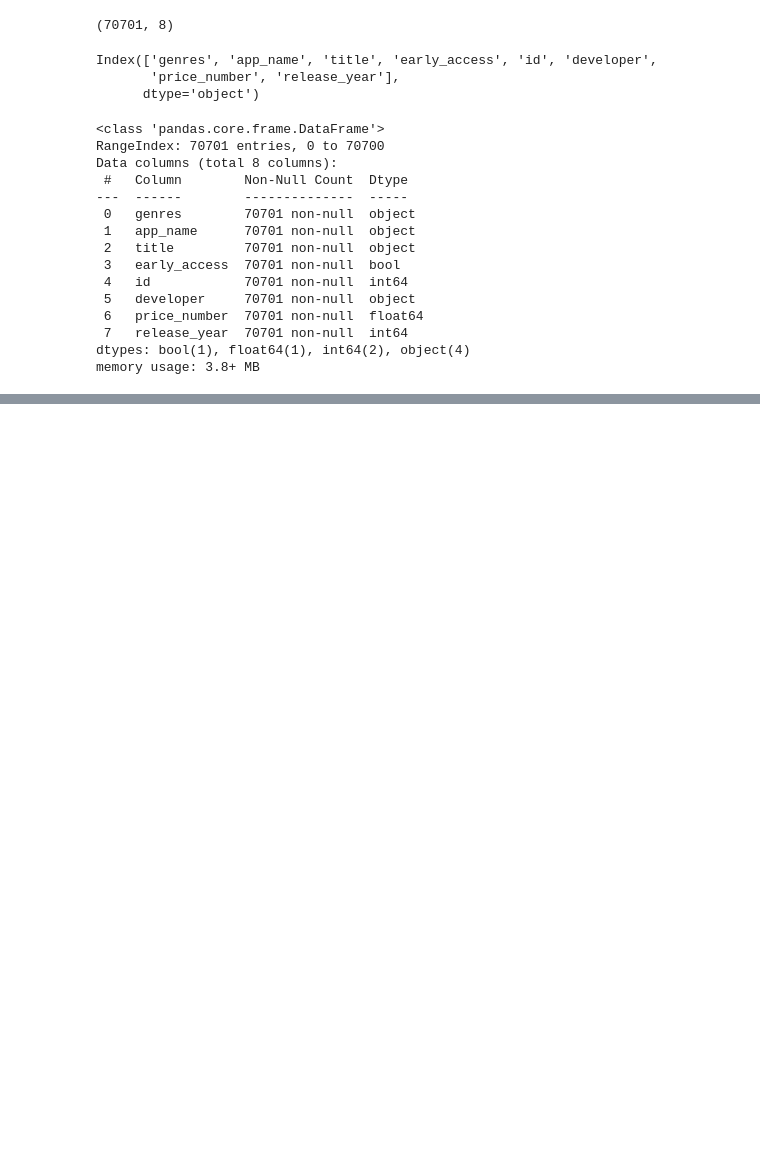
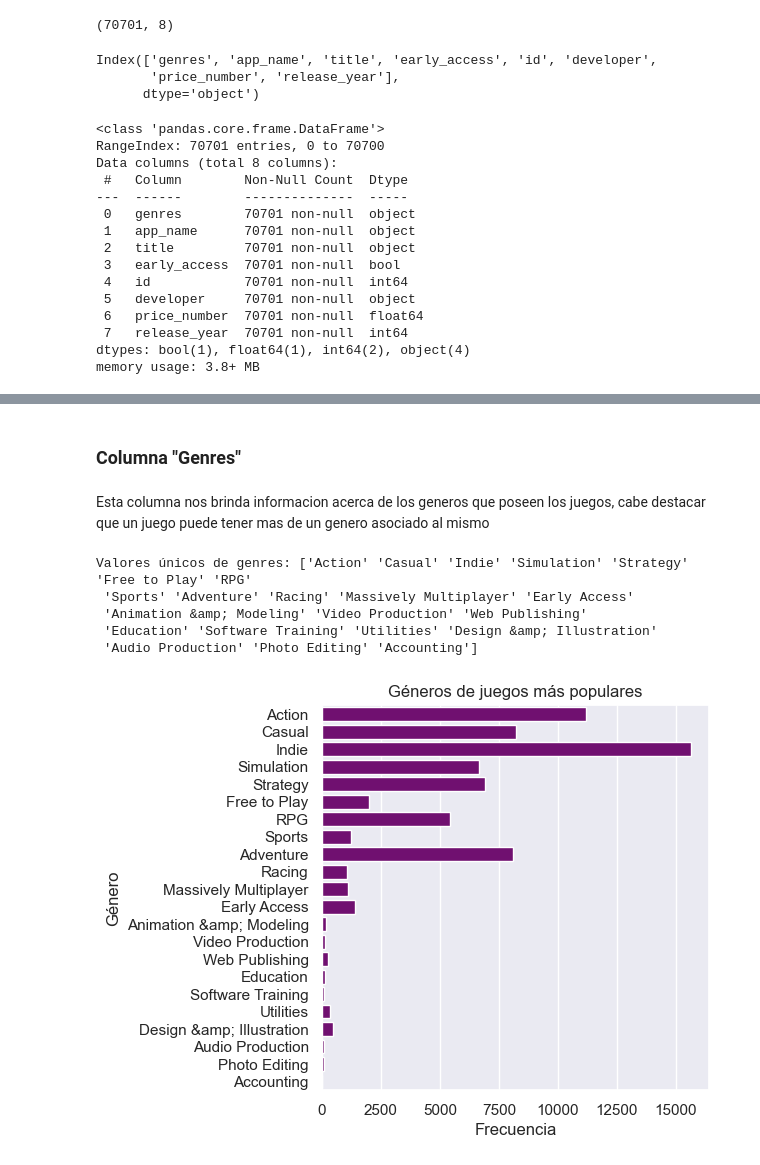
Before and after one commit to ASGuzman/PI_MLOps_Steam, a Jupyter notebook: 05_EDA.ipynb, the cells around one changed output, grey strips where cells are left out. Saved outputs shown, nothing was run; the diff lists cells and outputs as text; code cells hidden in the pictures; blank space fills up the shorter version.

```diff
--- a/05_EDA.ipynb
+++ b/05_EDA.ipynb
@@ -18,7 +20,7 @@ df_reviews = pd.read_csv("data2/user_reviews_limpio2.csv")
 # %%
 df_items = pd.read_csv("data2/user_items_limpio.csv")
 # %%
-df_output = pd.read_csv("data2/output_steam_games_limpio.csv")
+df_output = pd.read_csv("data2/output_steam_games_limpio2.csv")
 # %% [markdown]
 # EDA Dataset Output
 # %% [markdown]
@@ -55,0 +61,21 @@ Corroboramos los valores nulos por variable y el porcentaje que representan del
+# %% [markdown]
+### Columna "Genres"
+# %% [markdown]
+Esta columna nos brinda informacion acerca de los generos que poseen los juegos, cabe destacar que un juego puede tener mas de un genero asociado al mismo
+# %%
+print("Valores únicos de genres:", df_output["genres"].unique())
+# %% [output]
+Valores únicos de genres: ['Action' 'Casual' 'Indie' 'Simulation' 'Strategy' 'Free to Play' 'RPG'
+ 'Sports' 'Adventure' 'Racing' 'Massively Multiplayer' 'Early Access'
+ 'Animation &amp; Modeling' 'Video Production' 'Web Publishing'
+ 'Education' 'Software Training' 'Utilities' 'Design &amp; Illustration'
+ 'Audio Production' 'Photo Editing' 'Accounting']
+# %%
+plt.figure(figsize=(5, 5))
+sns.countplot(data= df_output, y="genres", color="purple")
+plt.title("Géneros de juegos más populares")
+plt.ylabel("Género")
+plt.xlabel("Frecuencia")
+plt.show()
+# %% [output]
+[figure, added]
```
Also changed, not shown: parts of 15 cells of this notebook.
